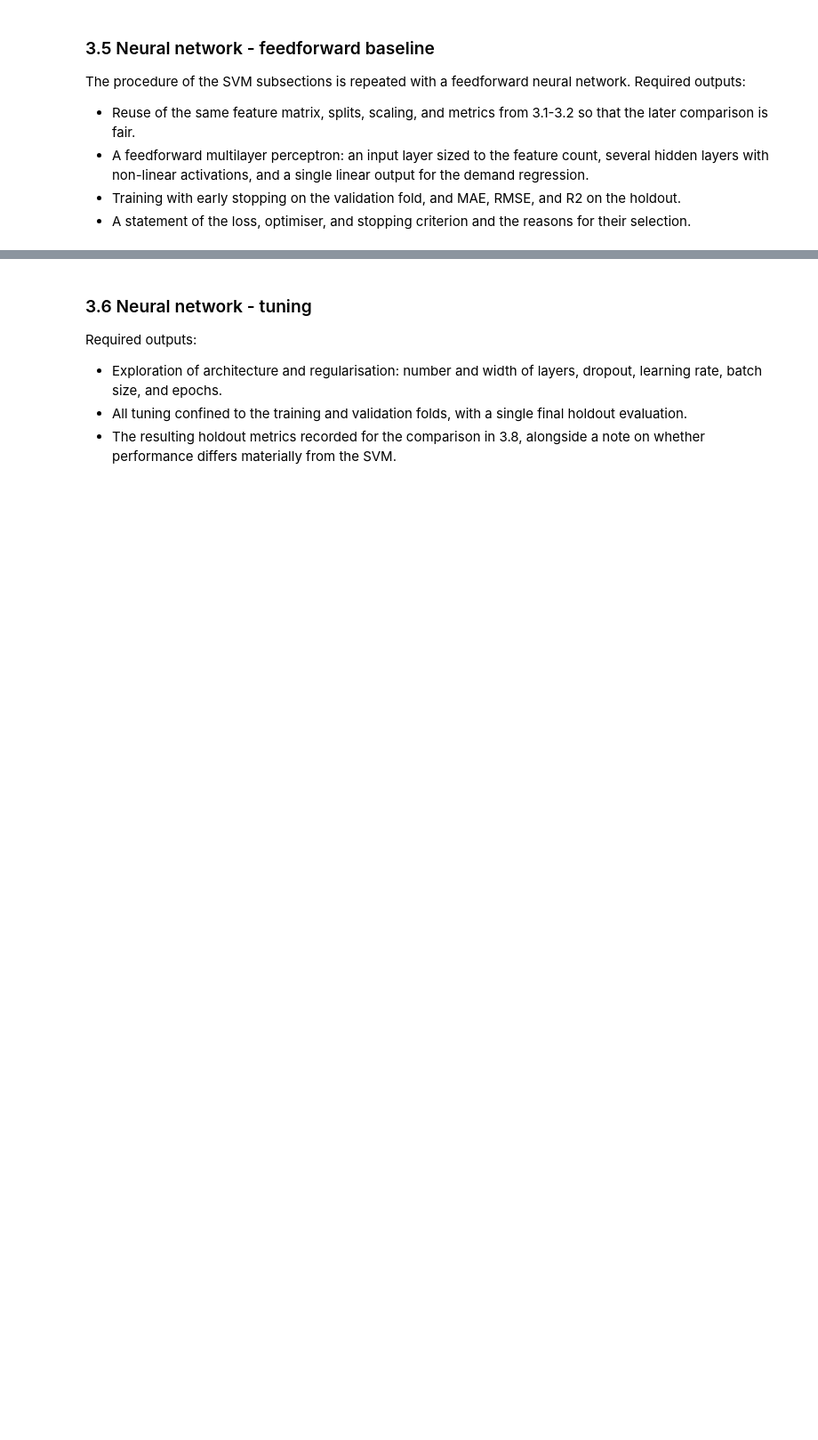
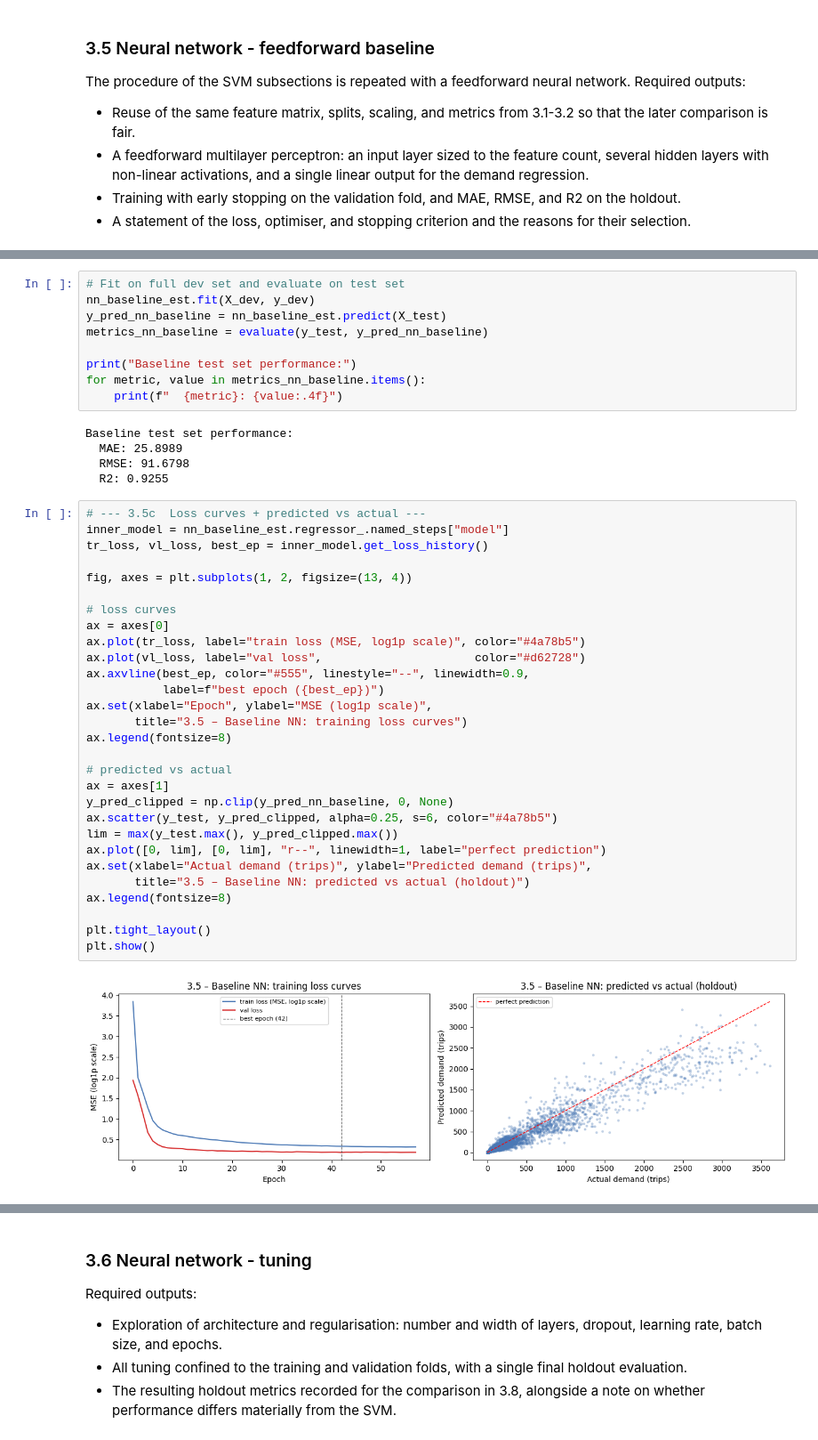
Before and after one commit to mariusmeurer/AAA-assignment, a Jupyter notebook: task3/Task3.ipynb, the cells around one changed output, grey strips where cells are left out. Shown at 89% size. Drawn from its saved outputs; the diff is of its cells as text; blank space fills up the shorter version.

```diff
--- a/task3/Task3.ipynb
+++ b/task3/Task3.ipynb
@@ -590,0 +767,45 @@ The procedure of the SVM subsections is repeated with a feedforward neural netwo
+# %%
+# Fit on full dev set and evaluate on test set
+nn_baseline_est.fit(X_dev, y_dev)
+y_pred_nn_baseline = nn_baseline_est.predict(X_test)
+metrics_nn_baseline = evaluate(y_test, y_pred_nn_baseline)
+
+print("Baseline test set performance:")
+for metric, value in metrics_nn_baseline.items():
+    print(f"  {metric}: {value:.4f}")
+# %% [output]
+Baseline test set performance:
+  MAE: 25.8989
+  RMSE: 91.6798
+  R2: 0.9255
+# %%
+# --- 3.5c  Loss curves + predicted vs actual ---
+inner_model = nn_baseline_est.regressor_.named_steps["model"]
+tr_loss, vl_loss, best_ep = inner_model.get_loss_history()
+
+fig, axes = plt.subplots(1, 2, figsize=(13, 4))
+
+# loss curves
+ax = axes[0]
+ax.plot(tr_loss, label="train loss (MSE, log1p scale)", color="#4a78b5")
+ax.plot(vl_loss, label="val loss",                      color="#d62728")
+ax.axvline(best_ep, color="#555", linestyle="--", linewidth=0.9,
+           label=f"best epoch ({best_ep})")
+ax.set(xlabel="Epoch", ylabel="MSE (log1p scale)",
+       title="3.5 – Baseline NN: training loss curves")
+ax.legend(fontsize=8)
+
+# predicted vs actual
+ax = axes[1]
+y_pred_clipped = np.clip(y_pred_nn_baseline, 0, None)
+ax.scatter(y_test, y_pred_clipped, alpha=0.25, s=6, color="#4a78b5")
+lim = max(y_test.max(), y_pred_clipped.max())
+ax.plot([0, lim], [0, lim], "r--", linewidth=1, label="perfect prediction")
+ax.set(xlabel="Actual demand (trips)", ylabel="Predicted demand (trips)",
+       title="3.5 – Baseline NN: predicted vs actual (holdout)")
+ax.legend(fontsize=8)
+
+plt.tight_layout()
+plt.show()
+# %% [output]
+[figure, added]
```
Also changed, not shown: parts of 18 cells of this notebook, 2 other files.
